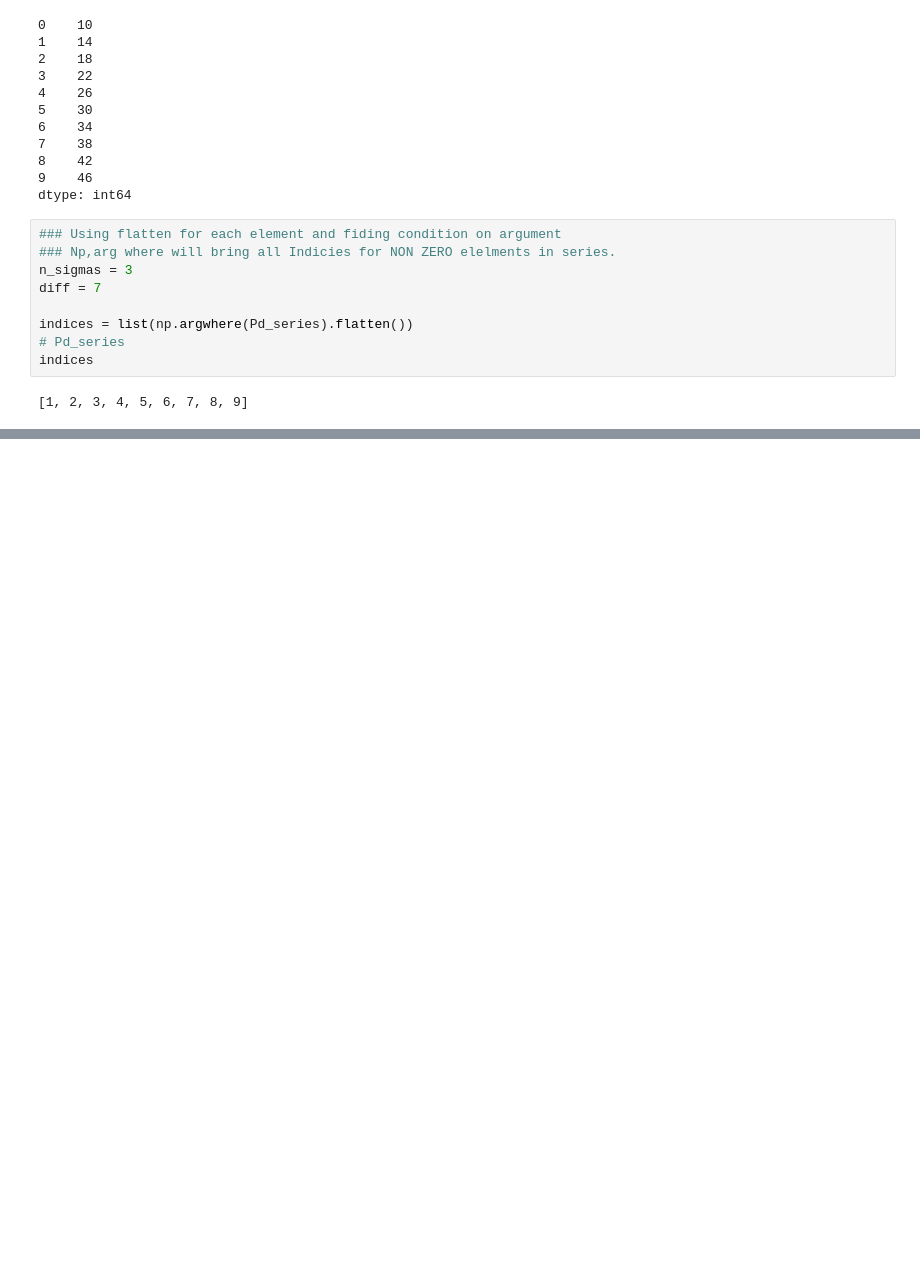
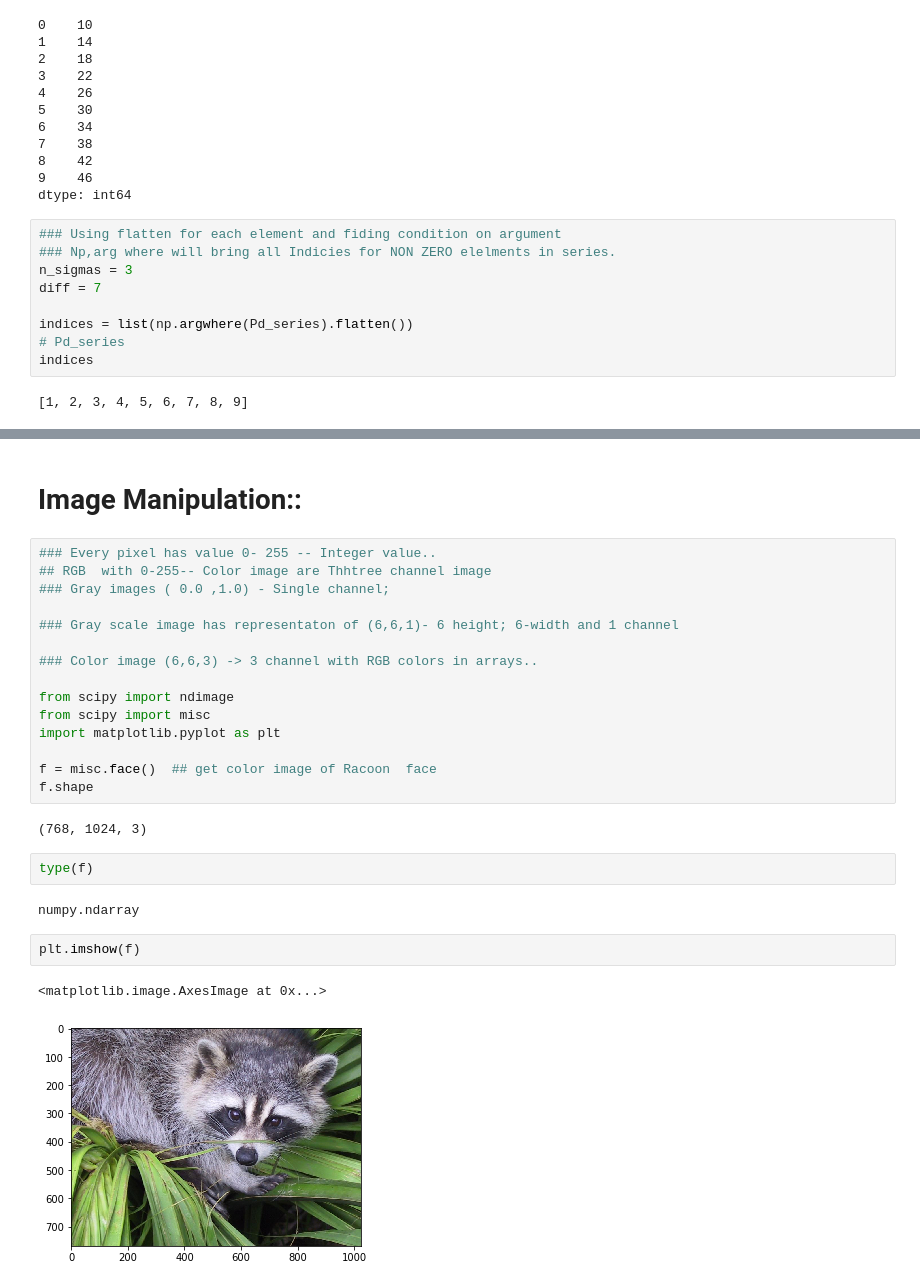
Before and after one commit to ragalaa/Directory, a Jupyter notebook: Array_Manipulation_&_Multi_Dimensional_using_Numpy.ipynb, the cells around one changed output, grey strips where cells are left out. Drawn from its saved outputs; the diff is of its cells as text; blank space fills up the shorter version.

```diff
--- a/Array_Manipulation_&_Multi_Dimensional_using_Numpy.ipynb
+++ b/Array_Manipulation_&_Multi_Dimensional_using_Numpy.ipynb
@@ -649,0 +708,28 @@ indices
+# %% [markdown]
+# Image Manipulation::
+# %%
+### Every pixel has value 0- 255 -- Integer value..
+## RGB  with 0-255-- Color image are Thhtree channel image
+### Gray images ( 0.0 ,1.0) - Single channel;
+
+### Gray scale image has representaton of (6,6,1)- 6 height; 6-width and 1 channel
+
+### Color image (6,6,3) -> 3 channel with RGB colors in arrays..
+
+from scipy import ndimage
+from scipy import misc
+import matplotlib.pyplot as plt
+
+f = misc.face()  ## get color image of Racoon  face
+f.shape
+# %% [output]
+(768, 1024, 3)
+# %%
+type(f)
+# %% [output]
+numpy.ndarray
+# %%
+plt.imshow(f)
+# %% [output]
+<matplotlib.image.AxesImage at 0x...>
+[figure, added]
```
Also changed, not shown: parts of 23 cells of this notebook.
